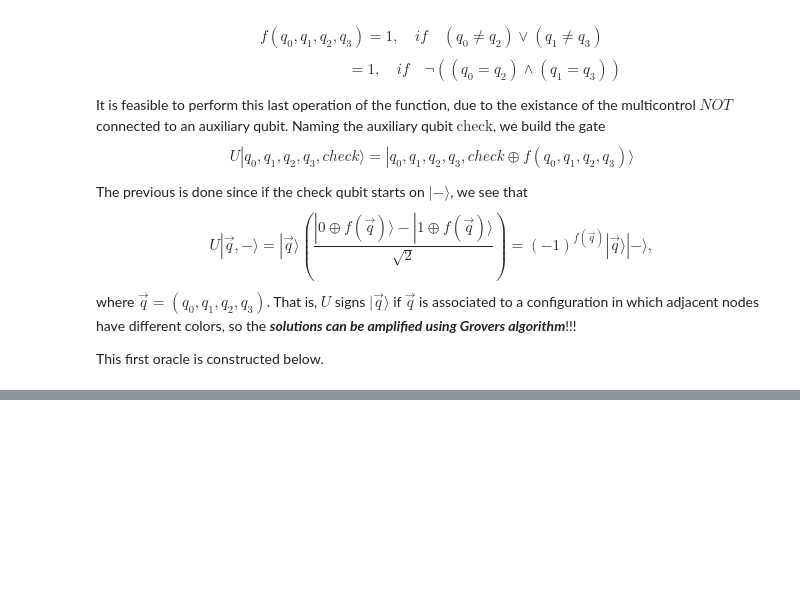
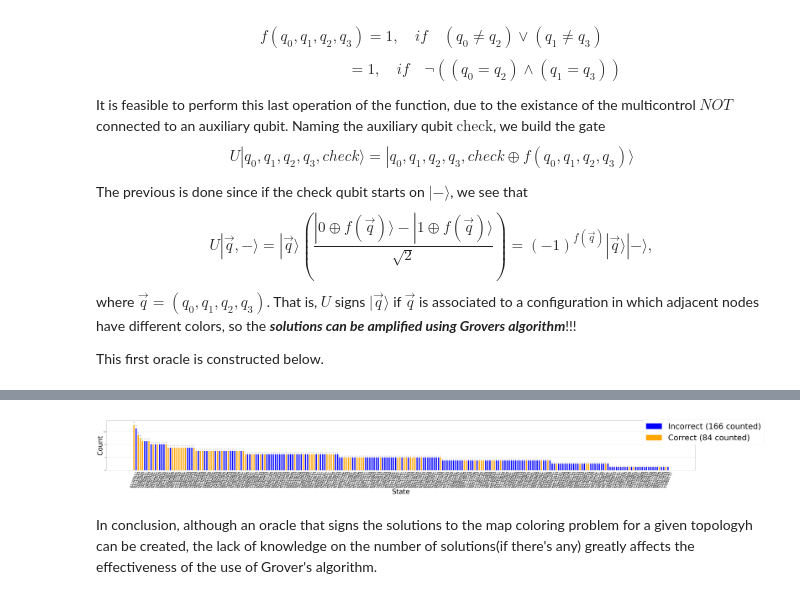
Before and after one commit to Eric-Vidal-hub/QEng-project, a Jupyter notebook: GCP/VidalEric_ValderramaJose_GCP.ipynb, the cells around one changed output, grey strips where cells are left out. Cells and saved outputs as stored; diff of their text form; code cells hidden in the pictures; blank space fills up the shorter version.

```diff
--- a/GCP/VidalEric_ValderramaJose_GCP.ipynb
+++ b/GCP/VidalEric_ValderramaJose_GCP.ipynb
@@ -393,0 +600,30 @@ from qiskit.algorithms import Grover
+# %%
+# Square topology
+
+# Defining the qubits and edges
+
+variable_qubits = [0, 1, 2, 3, 4, 5, 6, 7] # 8 qbits to represent 4 nodes with  4 different color possibilities
+Edges = [ [[0, 1], [2, 3]],
+                  [[2, 3], [4, 5]],
+                  [[4, 5], [6, 7]],
+                  [[6,7], [0, 1]]
+                 ]
+check_qubits = [8, 9, 10, 11] # one check per edge
+target_qubit = 12
+
+# oracle
+prep = graph_color_prep(variable_qubits)
+oracle = graph_color_oracle(Edges, variable_qubits, check_qubits, target_qubit)
+
+# AmplificationProblem
+problem = AmplificationProblem(oracle, state_preparation = prep, objective_qubits = variable_qubits)
+loops=round(np.pi*np.sqrt(2**(8)/(4*3*2))/4) # Estimation of ideal number of loops
+grover = Grover(iterations = loops, quantum_instance = Aer.get_backend('qasm_simulator'))
+results = grover.amplify(problem)
+
+#plotting
+plot_results(results, brute_force_check, Edges)
+# %% [output]
+[figure, added]
+# %% [markdown]
+In conclusion, although an oracle that signs the solutions to the map coloring problem for a given topologyh can be created, the lack of knowledge on the number of solutions(if there's any) greatly affects the effectiveness of the use of Grover's algorithm.
```
Also changed, not shown: parts of 21 cells of this notebook.
